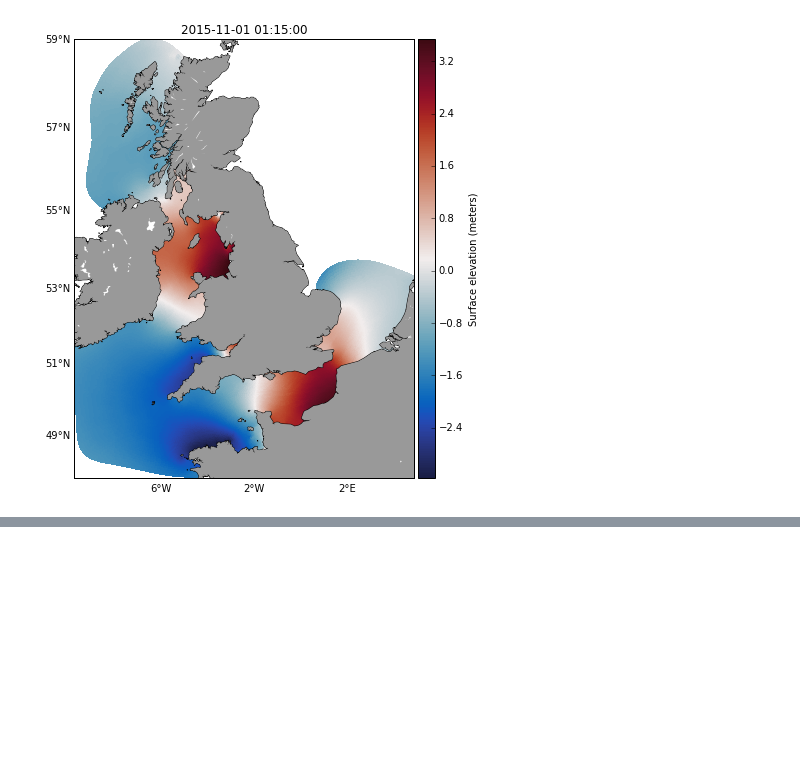
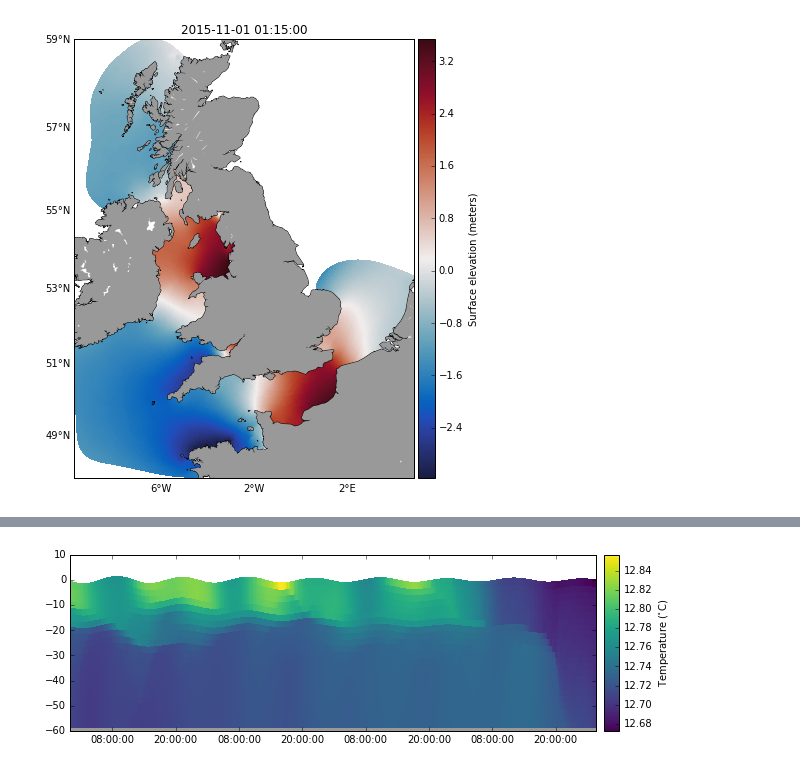
Before and after one commit to pwcazenave/PyFVCOM, a Jupyter notebook: examples/pyfvcom_plot_example.ipynb, the cells around one changed output, grey strips where cells are left out. Saved outputs shown, nothing was run; the diff lists cells and outputs as text; code cells hidden in the pictures; blank space fills up the shorter version.

```diff
--- a/examples/pyfvcom_plot_example.ipynb
+++ b/examples/pyfvcom_plot_example.ipynb
@@ -34,0 +35,11 @@ ax.set_title('Surface elevation at {}, {}'.format(*gauge))
+# %%
+# Plot a depth-varying profile through a water column
+fvcom = FileReader('sample.nc', variables=['temp', 'zeta'], dims={'time': [0, 400], 'node': [5000]})
+time = Time(fvcom, figsize=(25, 8), cb_label='Temperature $(^{\circ}C)$')
+z = make_water_column(fvcom.data.zeta, fvcom.grid.h, fvcom.grid.siglay)
+# fill_seabed makes the part of the plot below the seabed grey.
+# We need to squeeze the data array since we've only extracted a single
+# position.
+time.plot_surface(z, np.squeeze(fvcom.data.temp), fill_seabed=True)
+# %% [output]
+[figure, added]
```
Also changed, not shown: parts of 2 cells of this notebook, 1 other file.
